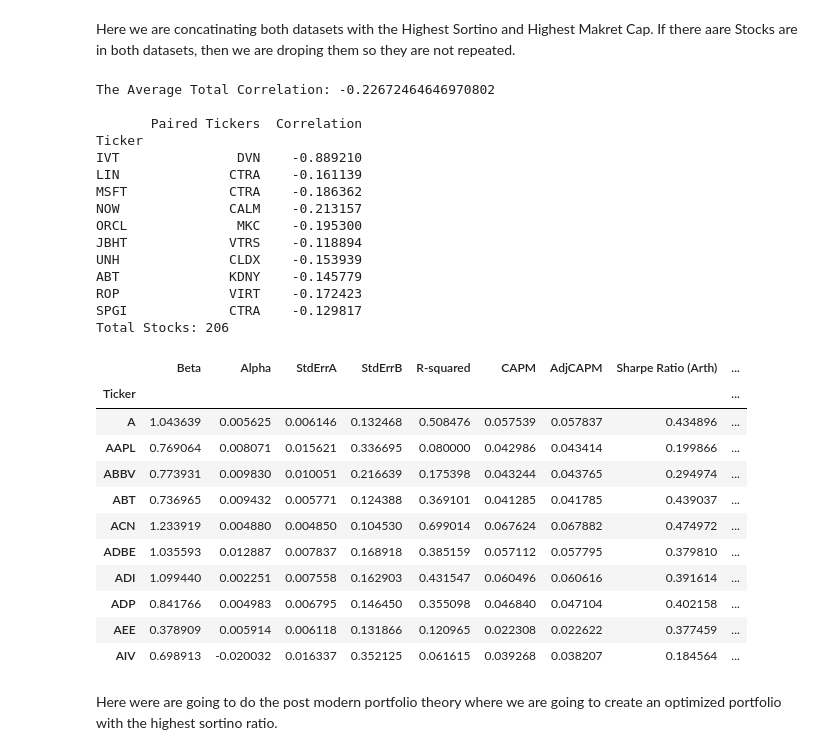
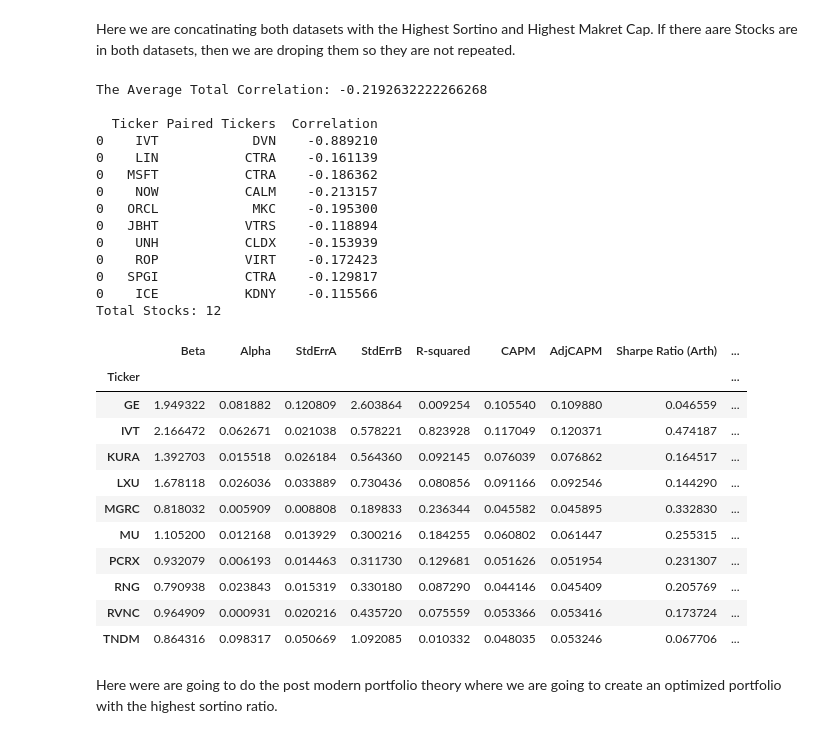
Before and after one commit to ts7even/not_ltcm, a Jupyter notebook: not_ltcm.ipynb, the cells around one changed output. Cells and saved outputs as stored; diff of their text form; code cells hidden in the pictures.

Commit message:
Cleaning the data, kernal is messed up pushing to save

```diff
--- a/not_ltcm.ipynb
+++ b/not_ltcm.ipynb
@@ -9,7 +9,7 @@ from tickers_list import tickers
 import matplotlib.pyplot as plt
 import seaborn as sns
 import plotly.express as px
-pd.set_option('display.max_rows', 500)
+pd.set_option('display.max_rows', 25)
 plt.style.use('fivethirtyeight')
 %matplotlib inline
 # %% [markdown]
@@ -131,8 +142,8 @@ total_data['Sortino Ratio (Arth)'] = sortino_ratio_arth
 total_data['Sortino Ratio (Log)'] = sortino_ratio_log
 
 total_data = total_data.join(stock_data[['Market Value', 'Common Shares', 'Purchase Price', 'Recent Closing Price']])
-
-total_data
+total_data = total_data[(total_data['Alpha'] > 0) & (total_data['Beta'] < 3) & (total_data['CAPM'] > risk_free_rate)]
+total_data.head(100)
 # %% [output]
 |  | Beta | Alpha | StdErrA | StdErrB | R-squared | CAPM | AdjCAPM | Sharpe Ratio (Arth) | ... |
 | Ticker |  |  |  |  |  |  |  |  | ... |
@@ -249,49 +262,48 @@ If there aare Stocks are in both datasets, then we are droping them so they are
 # %%
 # Concatenate large_sortino_lowest_correlation and large_mkcap_lowest_correlation using pd.concat and remove duplicates.
 concat_tickers = pd.concat([large_sortino_lowest_correlation, large_mkcap_lowest_correlation], ignore_index=False).drop_duplicates()
 # Set index to Ticker
-concat_tickers = concat_tickers.set_index('Ticker')
+# concat_tickers = concat_tickers.set_index('Ticker')
 # Drop GME from the list of concat_tickers in the paired tickers column
-cleaned_ticker_list = concat_tickers[concat_tickers['Paired Tickers'] != 'GME']
+cleaned_ticker_list = concat_tickers[(concat_tickers['Paired Tickers'] != 'GME') & (concat_tickers['Ticker'] != 'GME')]
 total_average_correlation = cleaned_ticker_list['Correlation'].mean()
 print(f'The Average Total Correlation: {total_average_correlation} \n')
 print(cleaned_ticker_list.head(10))
 
 # Create a list of the tickers in concat_tickers from both the Ticker and Paired Tickers columns
 total_ticker_list = concat_tickers.index.tolist() + concat_tickers['Paired Tickers'].tolist()
 
 # Filter total_data to only include the tickers in total_ticker_list
 filtered_total_data = total_data[total_data.index.isin(total_ticker_list)]
 print(f'Total Stocks: {filtered_total_data.shape[0]} \n')
 filtered_total_data.head(10)
 # %% [output]
-The Average Total Correlation: -0.22672464646970802
+The Average Total Correlation: -0.2192632222266268
 
-       Paired Tickers  Correlation
-Ticker
-IVT               DVN    -0.889210
-LIN              CTRA    -0.161139
-MSFT             CTRA    -0.186362
-NOW              CALM    -0.213157
-ORCL              MKC    -0.195300
-JBHT             VTRS    -0.118894
-UNH              CLDX    -0.153939
-ABT              KDNY    -0.145779
-ROP              VIRT    -0.172423
-SPGI             CTRA    -0.129817
-Total Stocks: 206
+  Ticker Paired Tickers  Correlation
+0    IVT            DVN    -0.889210
+0    LIN           CTRA    -0.161139
+0   MSFT           CTRA    -0.186362
+0    NOW           CALM    -0.213157
+0   ORCL            MKC    -0.195300
+0   JBHT           VTRS    -0.118894
+0    UNH           CLDX    -0.153939
+0    ROP           VIRT    -0.172423
+0   SPGI           CTRA    -0.129817
+0    ICE           KDNY    -0.115566
+Total Stocks: 12
 |  | Beta | Alpha | StdErrA | StdErrB | R-squared | CAPM | AdjCAPM | Sharpe Ratio (Arth) | ... |
 | Ticker |  |  |  |  |  |  |  |  | ... |
-| A | 1.043639 | 0.005625 | 0.006146 | 0.132468 | 0.508476 | 0.057539 | 0.057837 | 0.434896 | ... |
-| AAPL | 0.769064 | 0.008071 | 0.015621 | 0.336695 | 0.080000 | 0.042986 | 0.043414 | 0.199866 | ... |
-| ABBV | 0.773931 | 0.009830 | 0.010051 | 0.216639 | 0.175398 | 0.043244 | 0.043765 | 0.294974 | ... |
-| ABT | 0.736965 | 0.009432 | 0.005771 | 0.124388 | 0.369101 | 0.041285 | 0.041785 | 0.439037 | ... |
-| ACN | 1.233919 | 0.004880 | 0.004850 | 0.104530 | 0.699014 | 0.067624 | 0.067882 | 0.474972 | ... |
-| ADBE | 1.035593 | 0.012887 | 0.007837 | 0.168918 | 0.385159 | 0.057112 | 0.057795 | 0.379810 | ... |
-| ADI | 1.099440 | 0.002251 | 0.007558 | 0.162903 | 0.431547 | 0.060496 | 0.060616 | 0.391614 | ... |
-| ADP | 0.841766 | 0.004983 | 0.006795 | 0.146450 | 0.355098 | 0.046840 | 0.047104 | 0.402158 | ... |
-| AEE | 0.378909 | 0.005914 | 0.006118 | 0.131866 | 0.120965 | 0.022308 | 0.022622 | 0.377459 | ... |
-| AIV | 0.698913 | -0.020032 | 0.016337 | 0.352125 | 0.061615 | 0.039268 | 0.038207 | 0.184564 | ... |
+| GE | 1.949322 | 0.081882 | 0.120809 | 2.603864 | 0.009254 | 0.105540 | 0.109880 | 0.046559 | ... |
+| IVT | 2.166472 | 0.062671 | 0.021038 | 0.578221 | 0.823928 | 0.117049 | 0.120371 | 0.474187 | ... |
+| KURA | 1.392703 | 0.015518 | 0.026184 | 0.564360 | 0.092145 | 0.076039 | 0.076862 | 0.164517 | ... |
+| LXU | 1.678118 | 0.026036 | 0.033889 | 0.730436 | 0.080856 | 0.091166 | 0.092546 | 0.144290 | ... |
+| MGRC | 0.818032 | 0.005909 | 0.008808 | 0.189833 | 0.236344 | 0.045582 | 0.045895 | 0.332830 | ... |
+| MU | 1.105200 | 0.012168 | 0.013929 | 0.300216 | 0.184255 | 0.060802 | 0.061447 | 0.255315 | ... |
+| PCRX | 0.932079 | 0.006193 | 0.014463 | 0.311730 | 0.129681 | 0.051626 | 0.051954 | 0.231307 | ... |
+| RNG | 0.790938 | 0.023843 | 0.015319 | 0.330180 | 0.087290 | 0.044146 | 0.045409 | 0.205769 | ... |
+| RVNC | 0.964909 | 0.000931 | 0.020216 | 0.435720 | 0.075559 | 0.053366 | 0.053416 | 0.173724 | ... |
+| TNDM | 0.864316 | 0.098317 | 0.050669 | 1.092085 | 0.010332 | 0.048035 | 0.053246 | 0.067706 | ... |
 # %% [markdown]
 Here were are going to do the post modern portfolio theory where we are going to create an optimized portfolio with the highest sortino ratio.
 # %%
```
Also changed, not shown: parts of 5 cells of this notebook.
